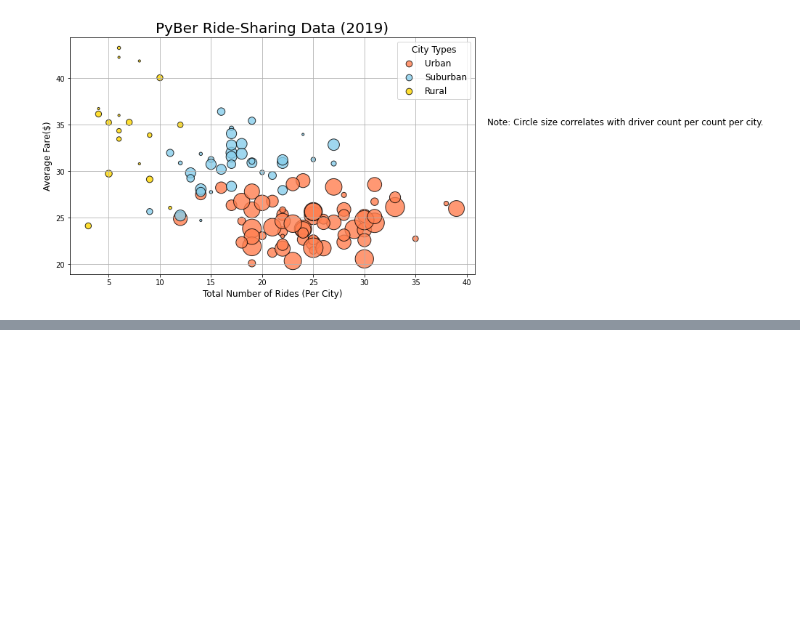
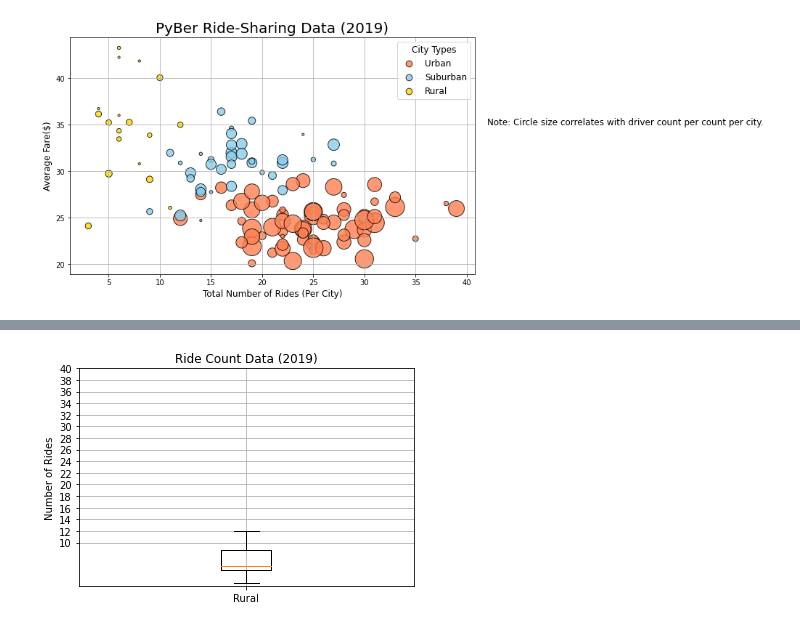
Before and after one commit to chrisolwell/PyBer_Analysis, a Jupyter notebook: PyBer.ipynb, the cells around one changed output, grey strips where cells are left out. Saved outputs shown, nothing was run; the diff lists cells and outputs as text; code cells hidden in the pictures; blank space fills up the shorter version.

```diff
--- a/PyBer.ipynb
+++ b/PyBer.ipynb
@@ -325,0 +600,13 @@ plt.show()
+# %%
+# Creat a box and whisker plot for rural ride count
+x_labels = ["Rural"]
+fig, ax = plt.subplots()
+ax.boxplot(rural_ride_count, labels=x_labels)
+#add the ittle, y_axis label and grid
+ax.set_title('Ride Count Data (2019)')
+ax.set_ylabel('Number of Rides')
+ax.set_yticks(np.arange(10,41, step=2.0))
+ax.grid()
+plt.show()
+# %% [output]
+[figure, added]
```
Also changed, not shown: parts of 35 cells of this notebook, 3 other files.
